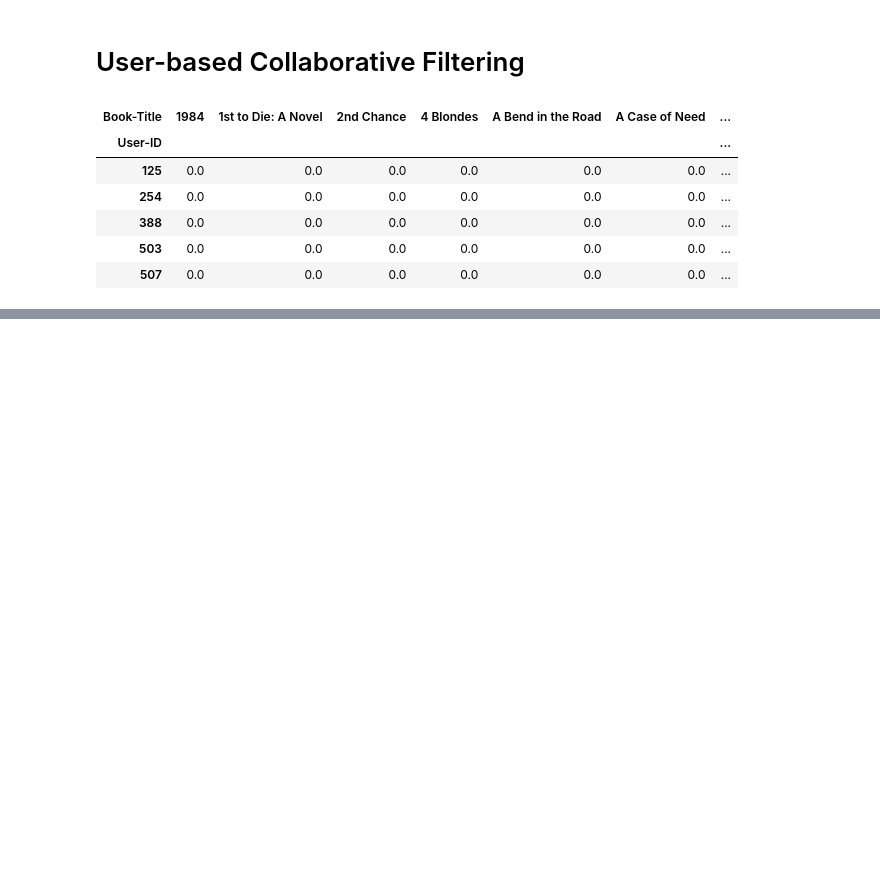
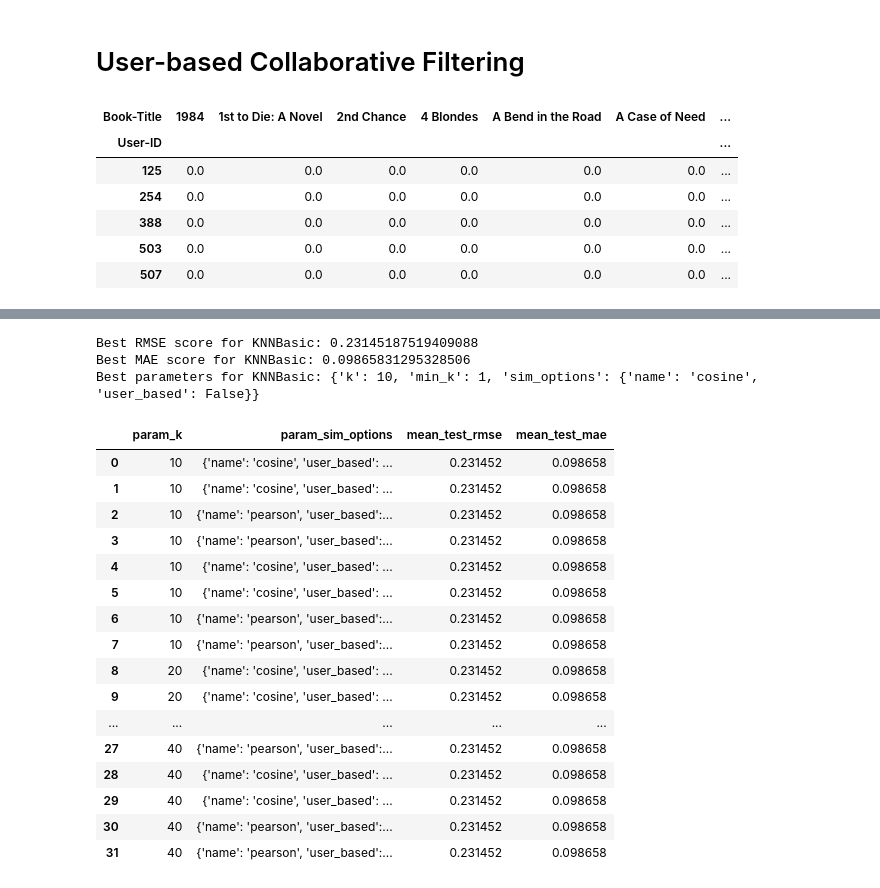
Before and after one commit to RanaSanga85/Book-Recommendation-System, a Jupyter notebook: Book Recommendation System 2.ipynb, the cells around one changed output, grey strips where cells are left out. Drawn from its saved outputs; the diff is of its cells as text; code cells hidden in the pictures; blank space fills up the shorter version.

```diff
--- a/Book Recommendation System 2.ipynb
+++ b/Book Recommendation System 2.ipynb
@@ -1148,0 +1081,2 @@ ERROR: No matching distribution found for scikit-surprise
+# %%
+book_df = number_ratings[number_ratings['Number-of-Rating'] >= 4]
@@ -1148,0 +1091,6 @@ ERROR: No matching distribution found for scikit-surprise
+# %%
+# Initialize the Reader and load the dataset
+reader = Reader(line_format='user item rating', sep=',', rating_scale=(0, 10))
+dfsv = Dataset.load_from_df(book_df[['User-ID', 'Book-Title', 'Book-Rating']], reader)
+# Split the data into training and testing sets
+trainset, testset = train_test_split(dfsv, test_size=0.2, random_state=7)
@@ -1148,0 +1143,14 @@ ERROR: No matching distribution found for scikit-surprise
+# %%
+# Define parameter grid for KNNBaseline
+param_grid_knnbasic = {
+    'k': [10, 20, 30, 40],  #rent numbers of neighbors, including higher values for potentially better prediction accuracy.
+    'min_k': [1, 5],  #Specifies the minimum number of neighbors required to make a prediction, which can help reduce noise in sparse datasets.
+    'sim_options': {
+        'name': ['cosine', 'pearson'],
+        'user_based': [False, True]
+    }
+}
+
+# Perform grid search cross-validation for hyperparameter tuning
+gs_knnbasic = GridSearchCV(KNNBasic, param_grid_knnbasic, measures=['rmse', 'mae'], cv=10)
+gs_knnbasic.fit(dfsv)
@@ -1148,0 +1175,30 @@ ERROR: No matching distribution found for scikit-surprise
+# %%
+# Display the best parameters and scores
+print("Best RMSE score for KNNBasic:", gs_knnbasic.best_score['rmse'])
+print("Best MAE score for KNNBasic:", gs_knnbasic.best_score['mae'])
+print("Best parameters for KNNBasic:", gs_knnbasic.best_params['rmse'])
+
+# Show cross-validation results in a DataFrame
+results_df_knnbasic = pd.DataFrame(gs_knnbasic.cv_results)
+results_df_knnbasic[['param_k', 'param_sim_options', 'mean_test_rmse', 'mean_test_mae']]
+# %% [output]
+Best RMSE score for KNNBasic: 0.23145187519409088
+Best MAE score for KNNBasic: 0.09865831295328506
+Best parameters for KNNBasic: {'k': 10, 'min_k': 1, 'sim_options': {'name': 'cosine', 'user_based': False}}
+|  | param_k | param_sim_options | mean_test_rmse | mean_test_mae |
+| 0 | 10 | {'name': 'cosine', 'user_based': ... | 0.231452 | 0.098658 |
+| 1 | 10 | {'name': 'cosine', 'user_based': ... | 0.231452 | 0.098658 |
+| 2 | 10 | {'name': 'pearson', 'user_based':... | 0.231452 | 0.098658 |
+| 3 | 10 | {'name': 'pearson', 'user_based':... | 0.231452 | 0.098658 |
+| 4 | 10 | {'name': 'cosine', 'user_based': ... | 0.231452 | 0.098658 |
+| 5 | 10 | {'name': 'cosine', 'user_based': ... | 0.231452 | 0.098658 |
+| 6 | 10 | {'name': 'pearson', 'user_based':... | 0.231452 | 0.098658 |
+| 7 | 10 | {'name': 'pearson', 'user_based':... | 0.231452 | 0.098658 |
+| 8 | 20 | {'name': 'cosine', 'user_based': ... | 0.231452 | 0.098658 |
+| 9 | 20 | {'name': 'cosine', 'user_based': ... | 0.231452 | 0.098658 |
+| ... | ... | ... | ... | ... |
+| 27 | 40 | {'name': 'pearson', 'user_based':... | 0.231452 | 0.098658 |
+| 28 | 40 | {'name': 'cosine', 'user_based': ... | 0.231452 | 0.098658 |
+| 29 | 40 | {'name': 'cosine', 'user_based': ... | 0.231452 | 0.098658 |
+| 30 | 40 | {'name': 'pearson', 'user_based':... | 0.231452 | 0.098658 |
+| 31 | 40 | {'name': 'pearson', 'user_based':... | 0.231452 | 0.098658 |
```
Also changed, not shown: parts of 26 cells of this notebook.
